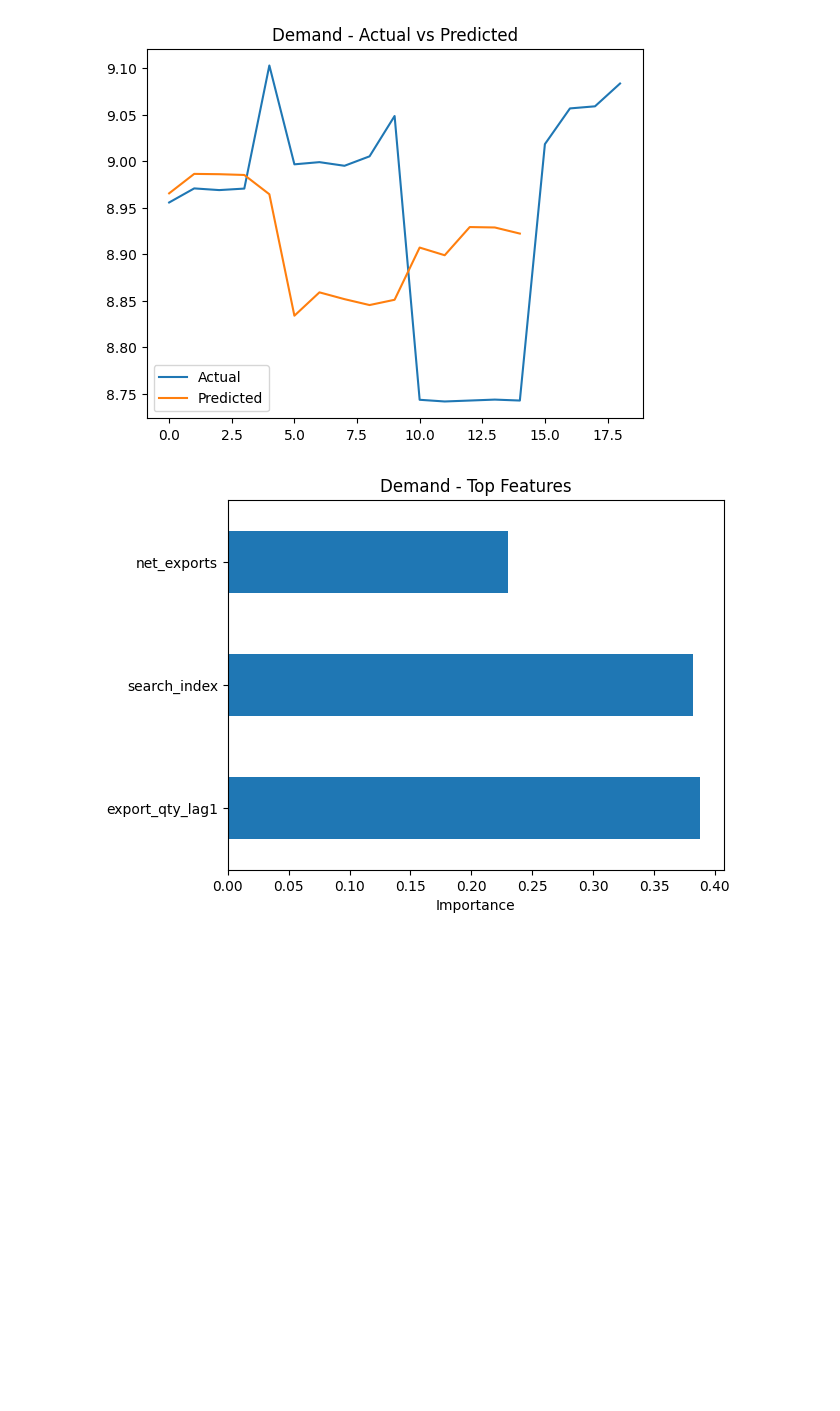
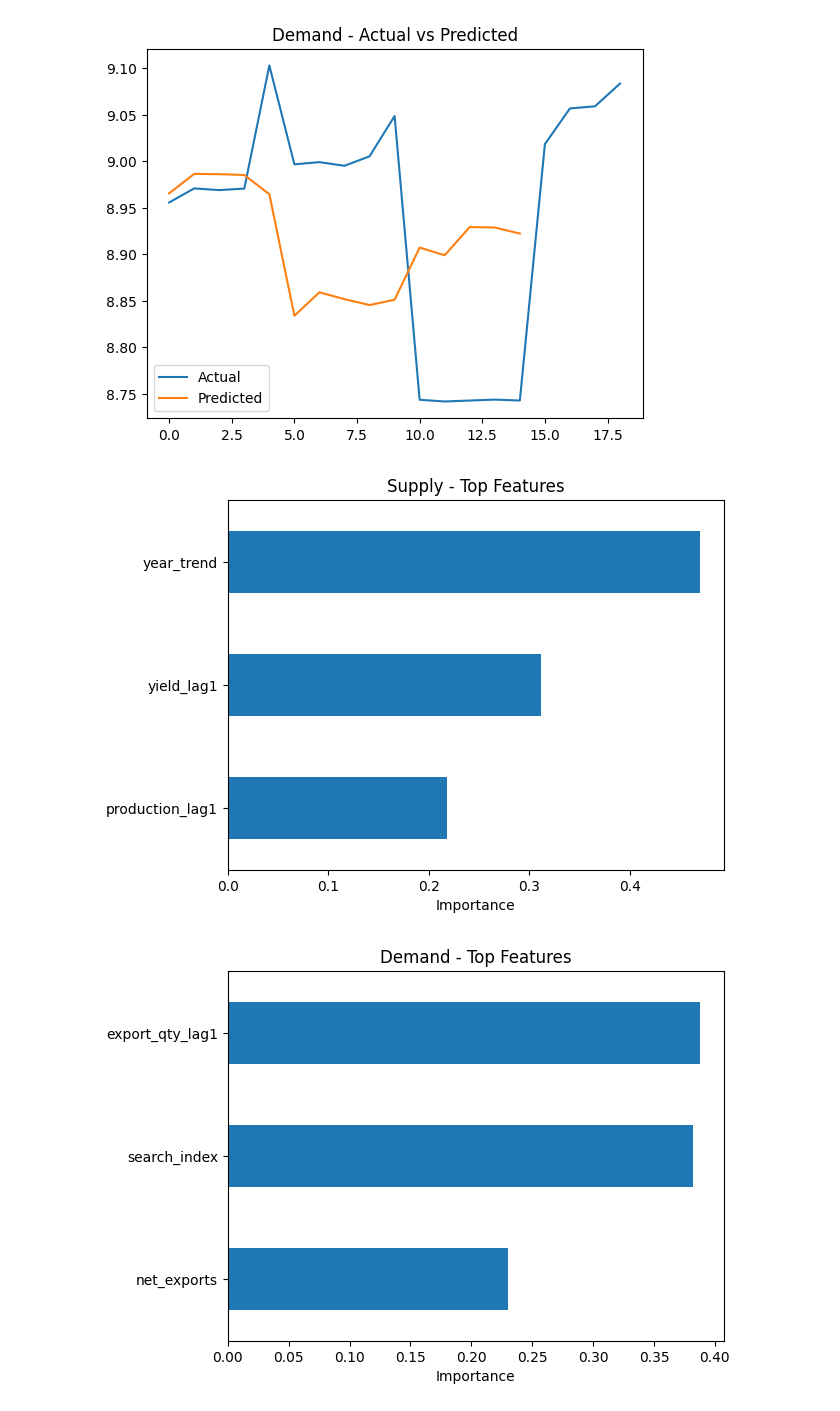
Before and after one commit to cankurt-netizen/DSA210-PROJECT, a Jupyter notebook: ML.ipynb, the cells around one changed output. Drawn from its saved outputs; the diff is of its cells as text; code cells hidden in the pictures; blank space fills up the shorter version.

```diff
--- a/ML.ipynb
+++ b/ML.ipynb
@@ -296,9 +296,13 @@ plt.show()
 # %% [output]
 [figure]
 # %%
-results[best_model]["rf_importance"].head(5).plot(kind="barh")
-plt.title(f"{best_model} - Top Features")
-plt.xlabel("Importance")
-plt.show()
+for model_name, res in results.items():
+    res["rf_importance"].sort_values().plot(kind="barh")
+
+    plt.title(f"{model_name} - Top Features")
+    plt.xlabel("Importance")
+    plt.ylabel("")
+    plt.show()
 # %% [output]
-[figure, old version]
+[figure, new version]
+[figure, added]
```
Also changed, not shown: parts of 1 cell of this notebook.
